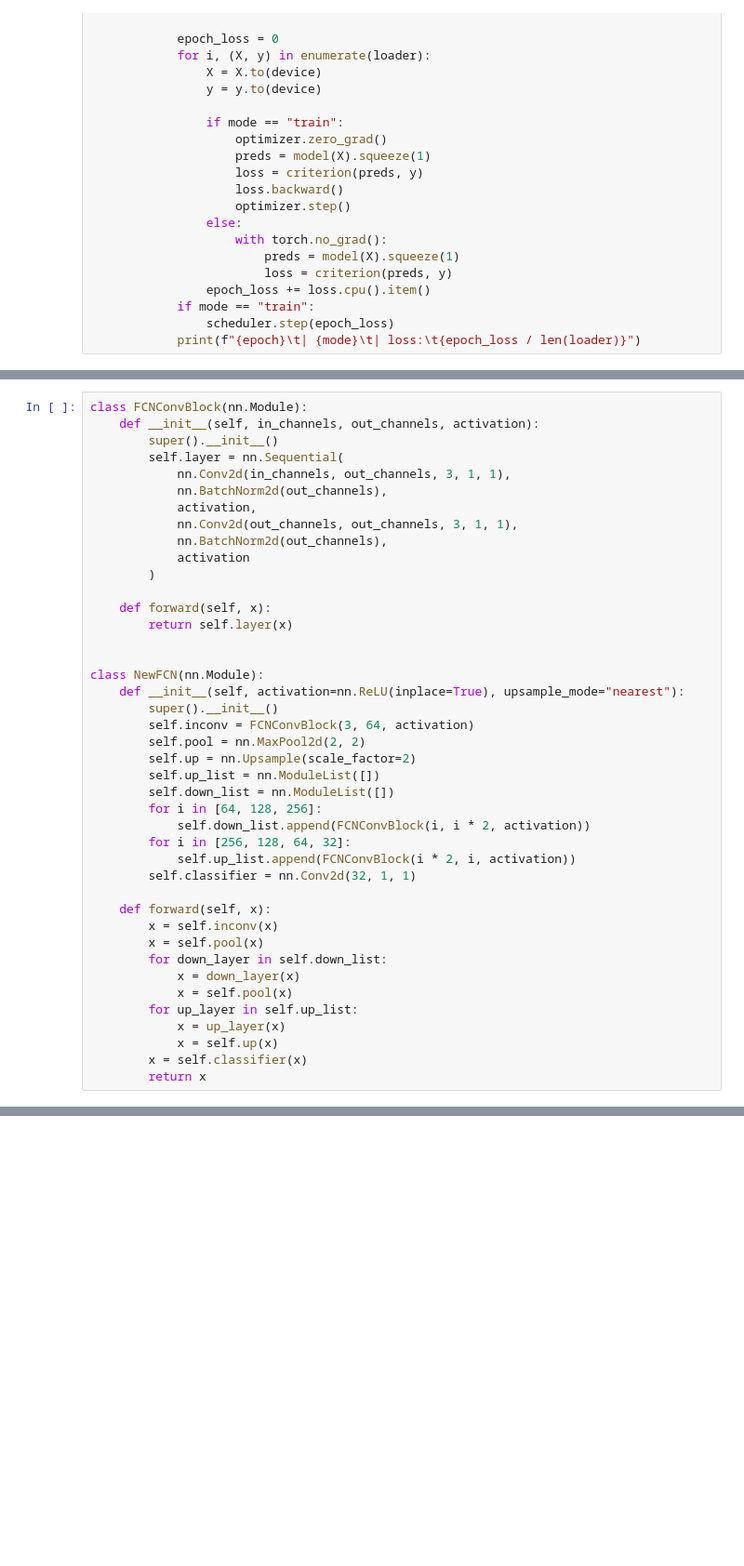
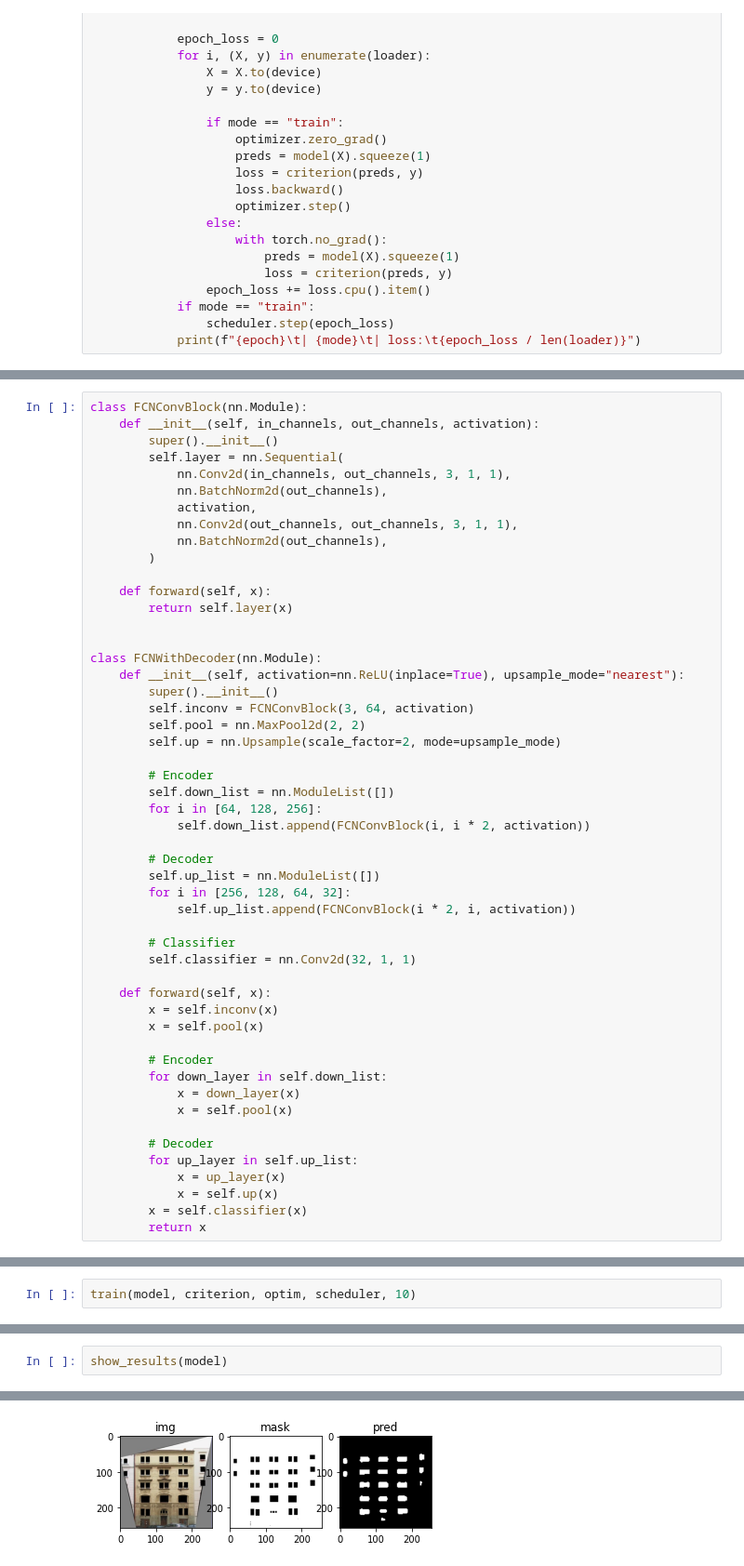
Before and after one commit to Adamsonbor/CV_Facades, a Jupyter notebook: cv_facades.ipynb, the cells around one changed output, grey strips where cells are left out. Shown at 93% size. Cells and saved outputs as stored; diff of their text form; blank space fills up the shorter version.

```diff
--- a/cv_facades.ipynb
+++ b/cv_facades.ipynb
@@ -395,33 +380,42 @@ class FCNConvBlock(nn.Module):
             activation,
             nn.Conv2d(out_channels, out_channels, 3, 1, 1),
             nn.BatchNorm2d(out_channels),
-            activation
         )
 
     def forward(self, x):
         return self.layer(x)
 
 
-class NewFCN(nn.Module):
+class FCNWithDecoder(nn.Module):
     def __init__(self, activation=nn.ReLU(inplace=True), upsample_mode="nearest"):
         super().__init__()
         self.inconv = FCNConvBlock(3, 64, activation)
         self.pool = nn.MaxPool2d(2, 2)
-        self.up = nn.Upsample(scale_factor=2)
-        self.up_list = nn.ModuleList([])
+        self.up = nn.Upsample(scale_factor=2, mode=upsample_mode)
+
+        # Encoder
         self.down_list = nn.ModuleList([])
         for i in [64, 128, 256]:
             self.down_list.append(FCNConvBlock(i, i * 2, activation))
+
+        # Decoder
+        self.up_list = nn.ModuleList([])
         for i in [256, 128, 64, 32]:
             self.up_list.append(FCNConvBlock(i * 2, i, activation))
+
+        # Classifier
         self.classifier = nn.Conv2d(32, 1, 1)
 
     def forward(self, x):
         x = self.inconv(x)
         x = self.pool(x)
+
+        # Encoder
         for down_layer in self.down_list:
             x = down_layer(x)
             x = self.pool(x)
+
+        # Decoder
         for up_layer in self.up_list:
             x = up_layer(x)
             x = self.up(x)
@@ -436,0 +438,2 @@ torch.Size([2, 1, 256, 256])
+# %%
+train(model, criterion, optim, scheduler, 10)
@@ -436,0 +461,3 @@ torch.Size([2, 1, 256, 256])
+# %%
+show_results(model)
+# %% [output]
@@ -436,0 +465 @@ torch.Size([2, 1, 256, 256])
+[figure, added]
```
Also changed, not shown: parts of 20 cells of this notebook.
